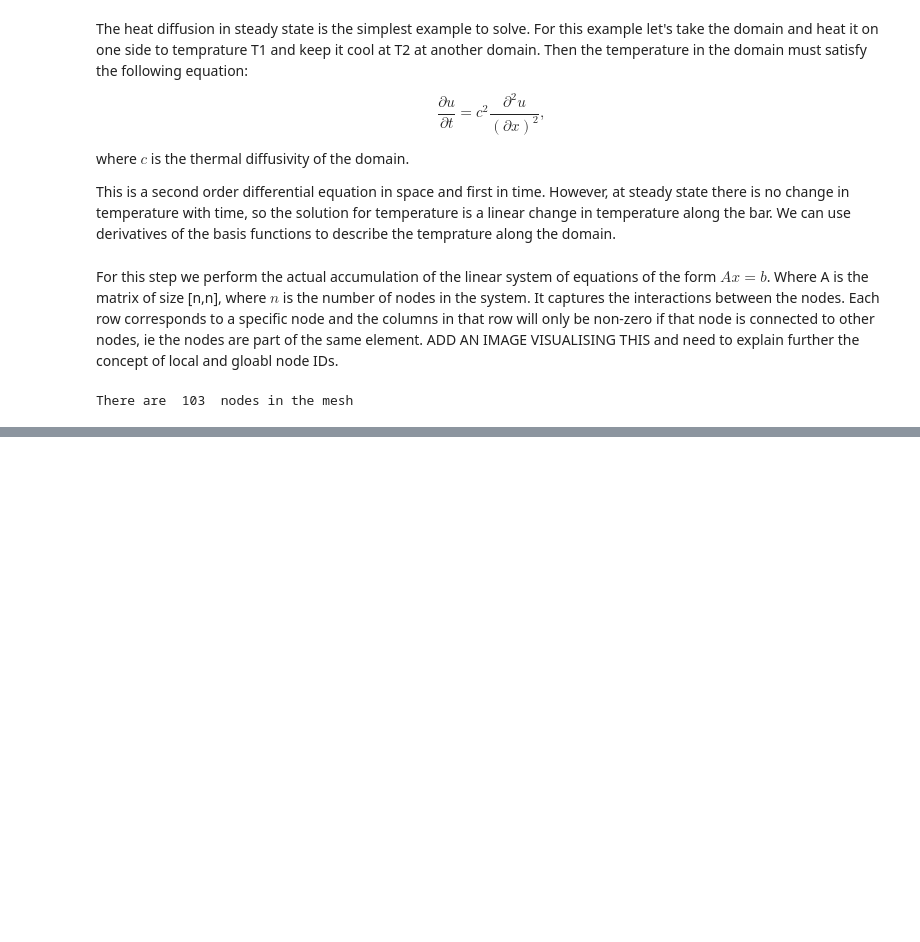
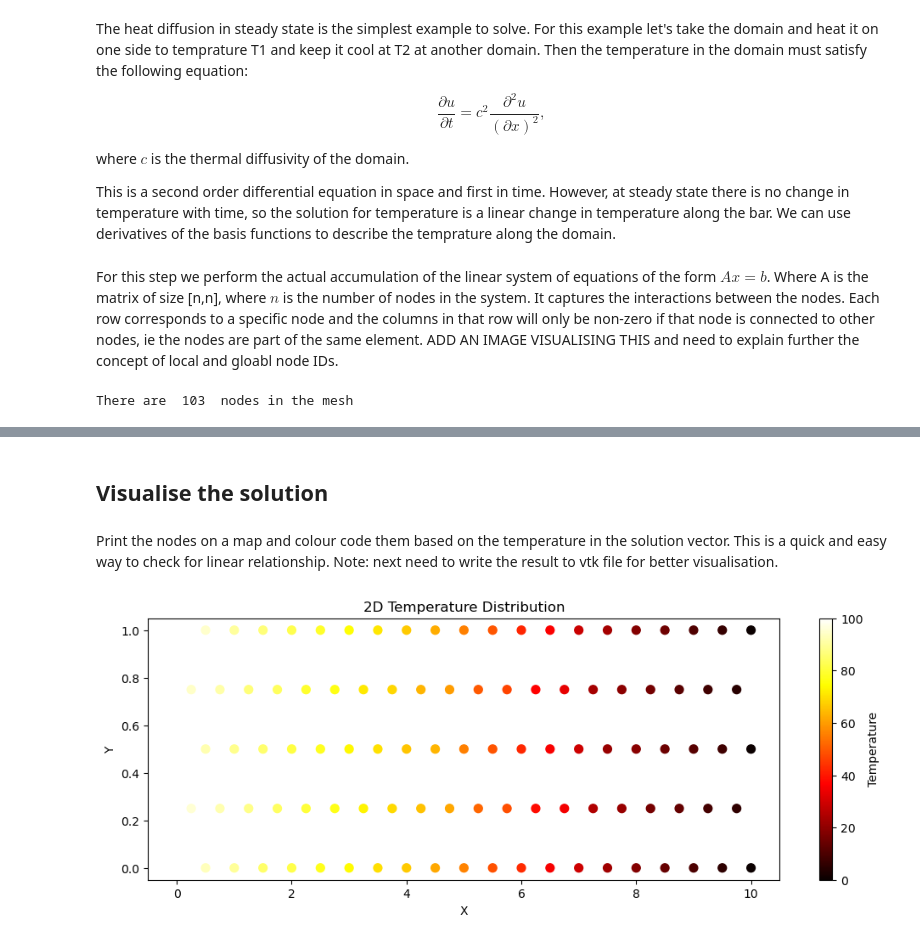
Before and after one commit to ImperialCollegeLondon/ReCoDe-Finite-Element-Method, a Jupyter notebook: notebooks/Tests.ipynb, the cells around one changed output, grey strips where cells are left out. Cells and saved outputs as stored; diff of their text form; code cells hidden in the pictures; blank space fills up the shorter version.

Commit message:
Added Boundary Conditions and simple visualisation
Added Dirichlet boundary condition to the simple example. Solved the accumulated linear system of equations and plotted the results for quick check

```diff
--- a/notebooks/Tests.ipynb
+++ b/notebooks/Tests.ipynb
@@ -282,2 +289,18 @@ for element in cells['triangle6']:
 # %%
 # Boundary COnditions
+## identify the nodes along the right and left boundaries
+right_ = np.where(points[:, 0] == 10)[0]
+left_ = np.where(points[:, 0] == 0)[0]
+
+## Check that the coordinates of the nodes in the boudnaries lie on the min and max x-values of domain
+print("right:",points[right_], "\n\nleft:",points[left_])
+## Apply temperature of 100  on left and 0 on the right
+for node in right_:
+    A_matrix[node,:] = 0
+    A_matrix[node, node] = 1.
+    b[node] = 0.
+
+for node in left_:
+    A_matrix[node,:] = 0
+    A_matrix[node, node] = 1.
+    b[node] = 100.
@@ -283,0 +315,18 @@ for element in cells['triangle6']:
+# %%
+## solve the linear systme of equations
+x = np.linalg.solve(A_matrix, b)
+# %% [markdown]
+## Visualise the solution
+# %% [markdown]
+Print the nodes on a map and colour code them based on the temperature in the solution vector. This is a quick and easy way to check for linear relationship.
+Note: next need to write the result to vtk file for better visualisation.
+# %%
+plt.figure(figsize=(12, 4))
+plt.scatter(points[:, 0], points[:, 1], c=x, cmap='hot', s=50)
+plt.colorbar(label="Temperature")
+plt.xlabel("X")
+plt.ylabel("Y")
+plt.title("2D Temperature Distribution")
+plt.show()
+# %% [output]
+[figure, added]
```
Also changed, not shown: parts of 4 cells of this notebook.
